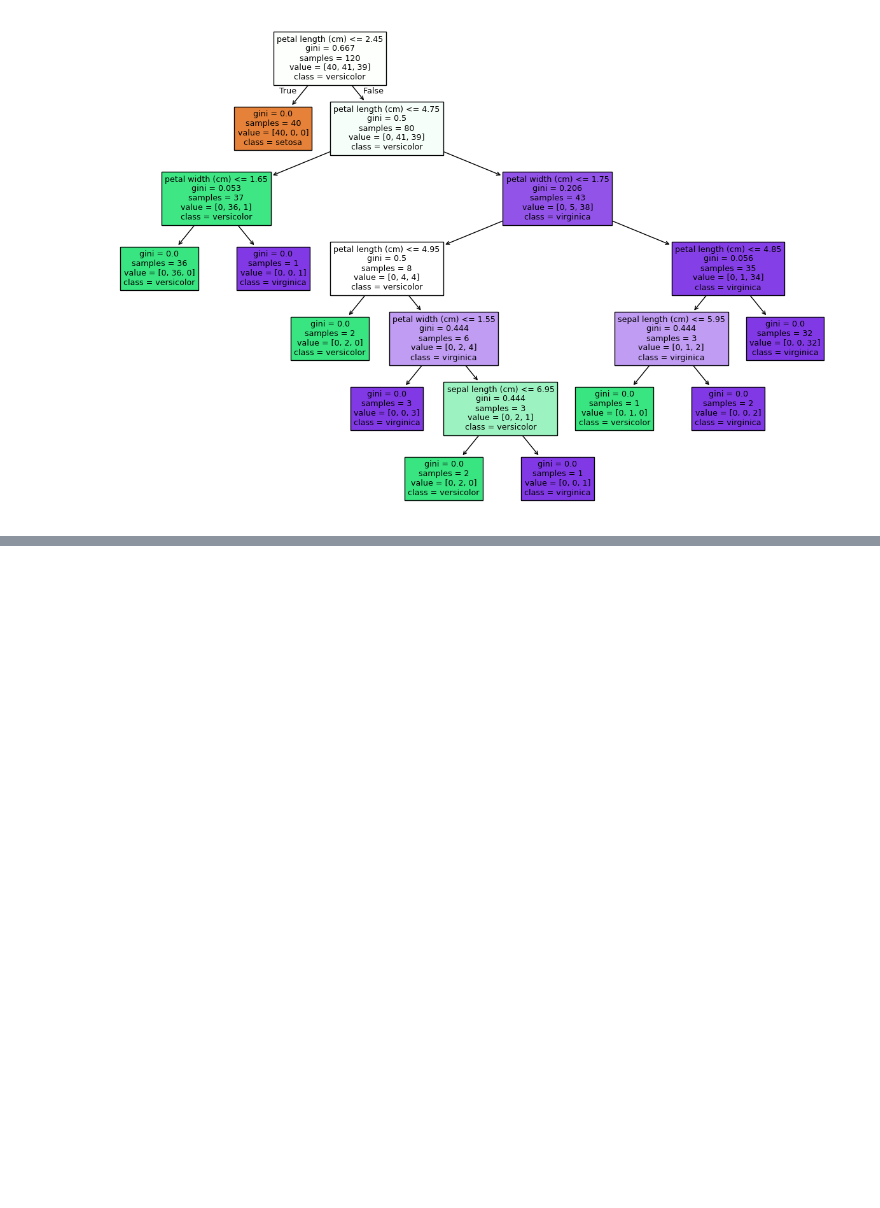
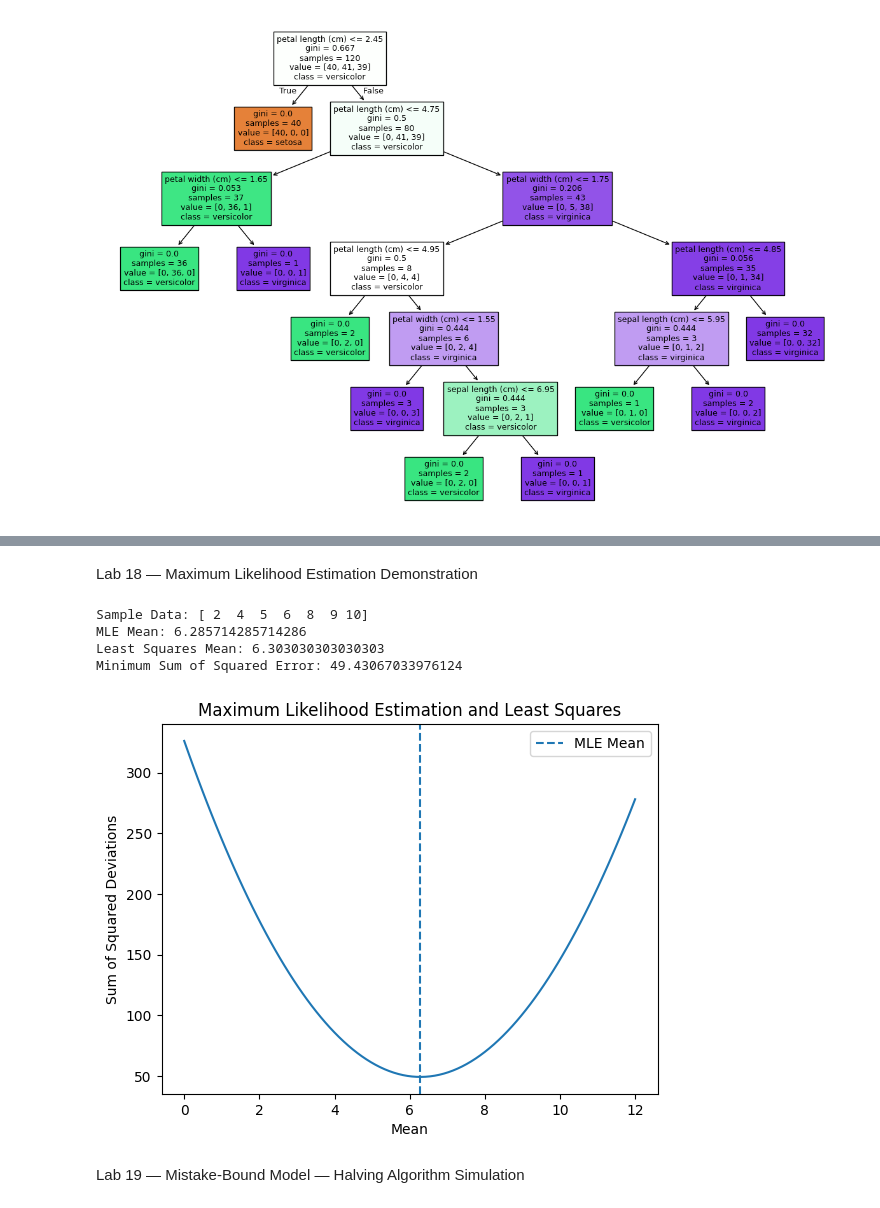
Before and after one commit to KaveyaEzhil/Machine-Learning, a Jupyter notebook: ML_ITA0613.ipynb, the cells around one changed output, grey strips where cells are left out. Drawn from its saved outputs; the diff is of its cells as text; code cells hidden in the pictures; blank space fills up the shorter version.

```diff
--- a/ML_ITA0613.ipynb
+++ b/ML_ITA0613.ipynb
@@ -296,0 +1259,47 @@ Accuracy: 1.0
+# %% [markdown]
+Lab 18 — Maximum Likelihood Estimation Demonstration
+# %%
+import numpy as np
+import matplotlib.pyplot as plt
+
+# Sample data
+x = np.array([2, 4, 5, 6, 8, 9, 10])
+
+# Maximum Likelihood Estimate of mean
+mle_mean = np.mean(x)
+
+print("Sample Data:", x)
+print("MLE Mean:", mle_mean)
+
+# Try different mean values
+means = np.linspace(0, 12, 100)
+
+# Calculate sum of squared deviations
+errors = []
+
+for m in means:
+    error = np.sum((x - m) ** 2)
+    errors.append(error)
+
+# Find mean with minimum error
+min_mean = means[np.argmin(errors)]
+
+print("Least Squares Mean:", min_mean)
+print("Minimum Sum of Squared Error:", min(errors))
+
+# Plot
+plt.plot(means, errors)
+plt.xlabel("Mean")
+plt.ylabel("Sum of Squared Deviations")
+plt.title("Maximum Likelihood Estimation and Least Squares")
+plt.axvline(mle_mean, linestyle="--", label="MLE Mean")
+plt.legend()
+plt.show()
+# %% [output]
+Sample Data: [ 2  4  5  6  8  9 10]
+MLE Mean: 6.285714285714286
+Least Squares Mean: 6.303030303030303
+Minimum Sum of Squared Error: 49.43067033976124
+[figure, added]
+# %% [markdown]
+Lab 19 — Mistake-Bound Model — Halving Algorithm Simulation
```
Also changed, not shown: parts of 73 cells of this notebook.
